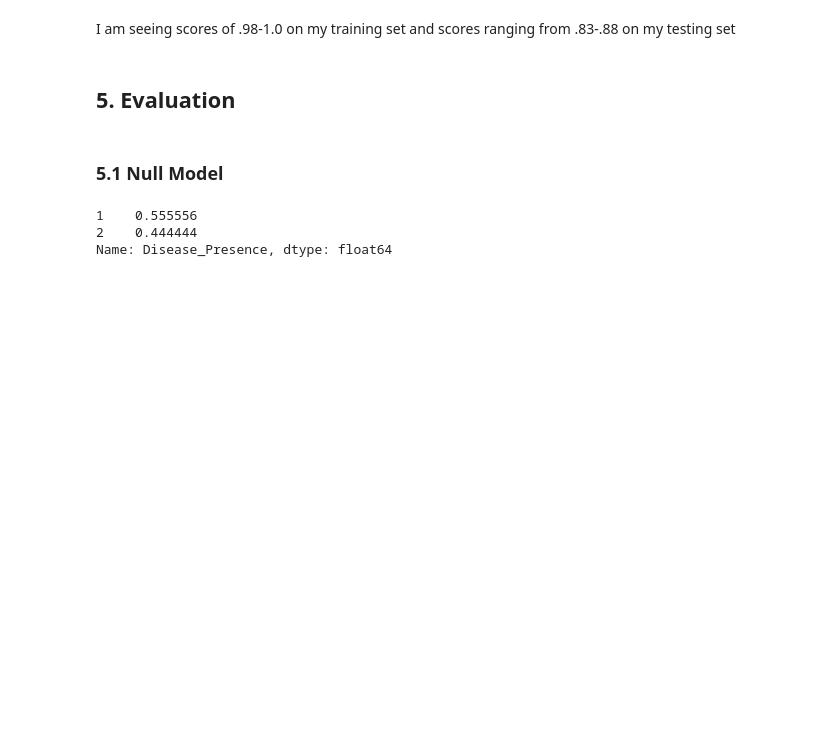
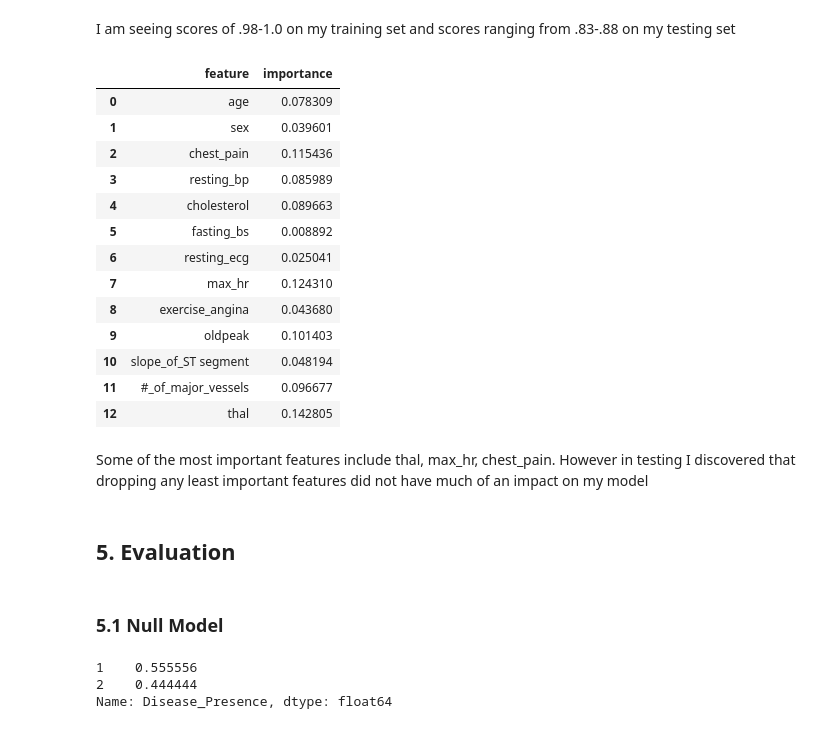
Before and after one commit to codisteinborn/codi_steinborn_final_project, a Jupyter notebook: part3_clean.ipynb, the cells around one changed output. Cells and saved outputs as stored; diff of their text form; code cells hidden in the pictures; blank space fills up the shorter version.

```diff
--- a/part3_clean.ipynb
+++ b/part3_clean.ipynb
@@ -123,5 +123,27 @@ test 0.8529411764705882
 # %% [markdown]
 I am seeing scores of .98-1.0 on my training set and scores ranging from .83-.88 on my testing set
+# %%
+feat_names=['age', 'sex', 'chest_pain', 'resting_bp', 'cholesterol', 'fasting_bs', 'resting_ecg', 'max_hr', 'exercise_angina', 'oldpeak',
+            'slope_of_ST segment', '#_of_major_vessels', 'thal']
+
+pd.DataFrame({'feature': feat_names, 'importance': rfc.feature_importances_})
+# %% [output]
+|  | feature | importance |
+| 0 | age | 0.078309 |
+| 1 | sex | 0.039601 |
+| 2 | chest_pain | 0.115436 |
+| 3 | resting_bp | 0.085989 |
+| 4 | cholesterol | 0.089663 |
+| 5 | fasting_bs | 0.008892 |
+| 6 | resting_ecg | 0.025041 |
+| 7 | max_hr | 0.124310 |
+| 8 | exercise_angina | 0.043680 |
+| 9 | oldpeak | 0.101403 |
+| 10 | slope_of_ST segment | 0.048194 |
+| 11 | #_of_major_vessels | 0.096677 |
+| 12 | thal | 0.142805 |
+# %% [markdown]
+Some of the most important features include thal, max_hr, chest_pain. However in testing I discovered that dropping any least important features did not have much of an impact on my model
 # %% [markdown]
 ## 5. Evaluation
 # %% [markdown]
```
Also changed, not shown: parts of 2 cells of this notebook, 2 other files.
